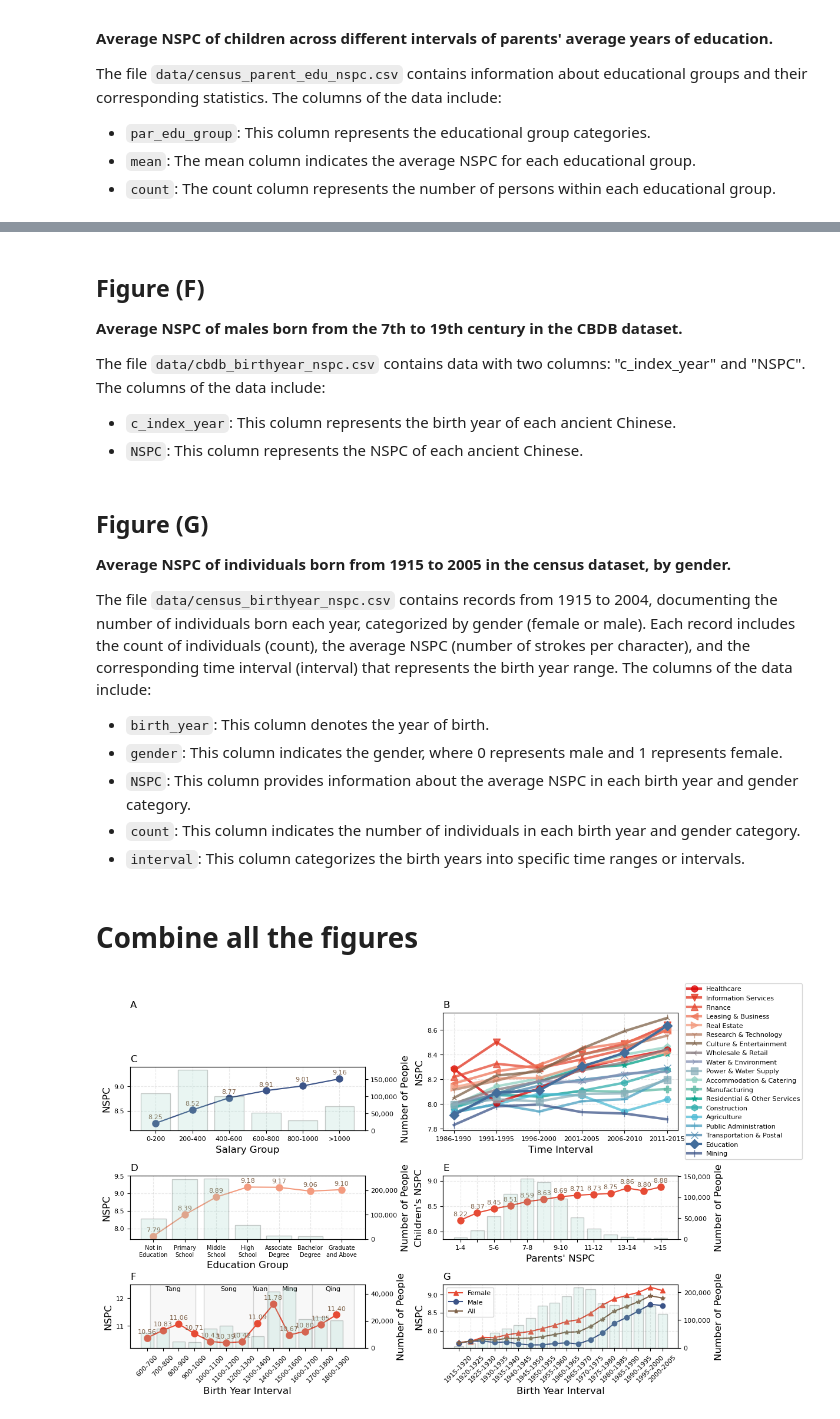
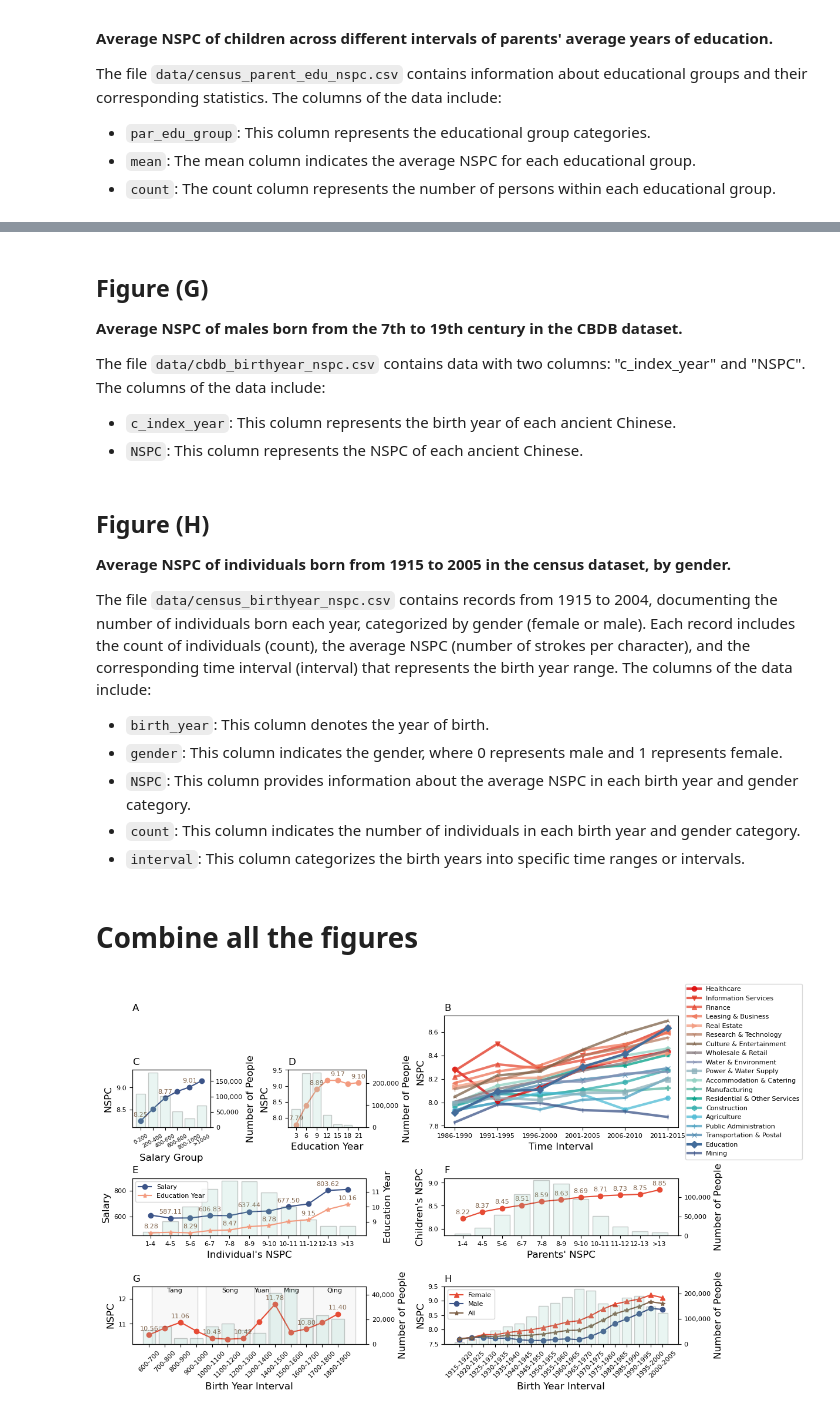
Before and after one commit to ZhangDataLab/NSPC, a Jupyter notebook: draw_fig.ipynb, the cells around one changed output, grey strips where cells are left out. Cells and saved outputs as stored; diff of their text form; code cells hidden in the pictures.

Commit message:
Add one figure

```diff
--- a/draw_fig.ipynb
+++ b/draw_fig.ipynb
@@ -27,6 +27,7 @@ with open('fig/colors_19.json') as f:
 # Define the font size for labels and general text
 label_size = 12
 font_size = 8
+marker_size = 6
 
 # Define a custom formatting function for displaying numbers with commas
 def format_with_commas(value, pos):
@@ -340,7 +437,7 @@ def plot_e(ax):
     # Adjust the layout of the plot to prevent overlapping elements
     plt.tight_layout()
 # %% [markdown]
-## Figure (F)
+## Figure (G)
 
 **Average NSPC of males born from the 7th to 19th century in the CBDB dataset.**
 
@@ -443,7 +542,7 @@ def plot_f(ax):
 
     plt.tight_layout()
 # %% [markdown]
-## Figure (G)
+## Figure (H)
 
 **Average NSPC of individuals born from 1915 to 2005 in the census dataset, by gender.**
 
@@ -455,9 +554,9 @@ The file `data/census_birthyear_nspc.csv` contains records from 1915 to 2004, do
 * `count`: This column indicates the number of individuals in each birth year and gender category.
 * `interval`: This column categorizes the birth years into specific time ranges or intervals.
 # %%
-def plot_g(ax):
+def plot_h(ax):
     """
-    Plot G: Average NSPC of individuals born from 1915 to 2005 in the census dataset, by gender
+    Plot H: Average NSPC of individuals born from 1915 to 2005 in the census dataset, by gender
 
     Args:
         ax (matplotlib.axes.Axes): The subplot axes on which the plot will be drawn.
@@ -490,9 +589,9 @@ def plot_g(ax):
 
     ### Line plotting
     # Plot the line charts for females, males, and all genders
-    ax.plot(x_label, female_data, label='Female', marker='^', color=colors[0])
-    ax.plot(x_label, male_data, label='Male', marker='o', color=colors[3])
-    ax.plot(x_label, all_data, label='All', marker='*', color=colors[-1])
+    ax.plot(x_label, female_data, label='Female', marker='^', color=colors[0])#, marker_size=marker_size)
+    ax.plot(x_label, male_data, label='Male', marker='o', color=colors[3])#, marker_size=marker_size)
+    ax.plot(x_label, all_data, label='All', marker='*', color=colors[-1])#, marker_size=marker_size)
     ax.set_ylabel('NSPC', fontsize=label_size)
     ax.set_xlabel('Birth Year Interval', fontsize=label_size)
     ax.set_xticklabels(x_label, rotation=45, fontsize=font_size)
@@ -506,64 +605,69 @@ def plot_g(ax):
     ax2.tick_params(axis='y', labelsize=font_size)
 
     ax.legend(fontsize=font_size)
-    ax.grid(linestyle='--', alpha=0.3)
+    ax.set_ylim(7.5, 9.5)
 
     plt.tight_layout()
 # %% [markdown]
 # Combine all the figures
 # %%
-fig = plt.figure(figsize=(12, 11))
+fig = plt.figure(figsize=(12, 7.25))
 label_size = 12
 font_size = 8
 
-wspace = 3  # Horizontal spacing between subplots
-hspace = 5  # Vertical spacing between subplots
+wspace = 1  # Horizontal spacing between subplots
+hspace = 15  # Vertical spacing between subplots
 # Create a grid of subplots with specified spacing
-gs = gridspec.GridSpec(10, 6, wspace=wspace, hspace=hspace)
+gs = gridspec.GridSpec(7, 4, wspace=wspace, hspace=hspace)
 
 # Subplot 1: Placeholder subplot
-ax1 = plt.subplot(gs[:1, :3])
+ax1 = plt.subplot(gs[:1, :2])
 ax1.axis('off')
 ax1.set_title('A', loc='left')
 
 # Subplot 2: Plot B
-ax2 = plt.subplot(gs[:3, 3:])
+ax2 = plt.subplot(gs[:3, 2:])
 plot_b(ax2)
 ax2.set_title('B', loc='left')
 
 # Subplot 3: Plot C
-ax3 = plt.subplot(gs[1:3, :3])
+ax3 = plt.subplot(gs[1:3, :1])
 plot_c(ax3)
 ax3.set_title('C', loc='left')
 
 # Subplot 4: Plot D
-ax4 = plt.subplot(gs[3:5, :3])
+ax4 = plt.subplot(gs[1:3, 1:2])
 plot_d(ax4)
 ax4.set_title('D', loc='left')
 
 # Subplot 5: Plot E
-ax5 = plt.subplot(gs[3:5, 3:])
+ax5 = plt.subplot(gs[3:5, :2])
 plot_e(ax5)
 ax5.set_title('E', loc='left')
 
 # Subplot 6: Plot F
-ax6 = plt.subplot(gs[5:7, :3])
+ax6 = plt.subplot(gs[3:5, 2:])
 plot_f(ax6)
 ax6.set_title('F', loc='left')
 
 # Subplot 7: Plot G
-ax7 = plt.subplot(gs[5:7, 3:])
+ax7 = plt.subplot(gs[5:7, :2])
 plot_g(ax7)
 ax7.set_title('G', loc='left')
+
+# Subplot 8: Plot H
+ax8 = plt.subplot(gs[5:7, 2:])
+plot_h(ax8)
+ax8.set_title('H', loc='left')
 
 # Adjust the layout and spacing of the subplots
 plt.tight_layout(pad=0.5)
 
 # Save the figure as a PDF file
 filename = 'combination'
 plt.savefig(f'fig/{filename}.pdf', format='pdf', bbox_inches='tight')
 
 # Display the figure
 plt.show();
 # %% [output]
-[figure, old version]
+[figure, new version]
```
Also changed, not shown: parts of 9 cells of this notebook, 7 other files.
